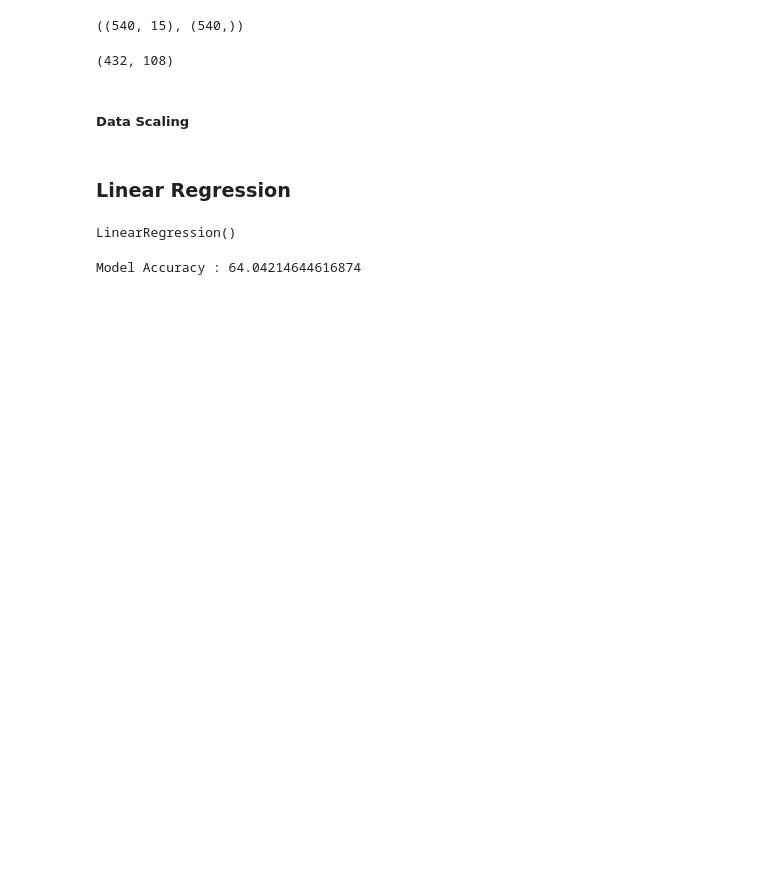
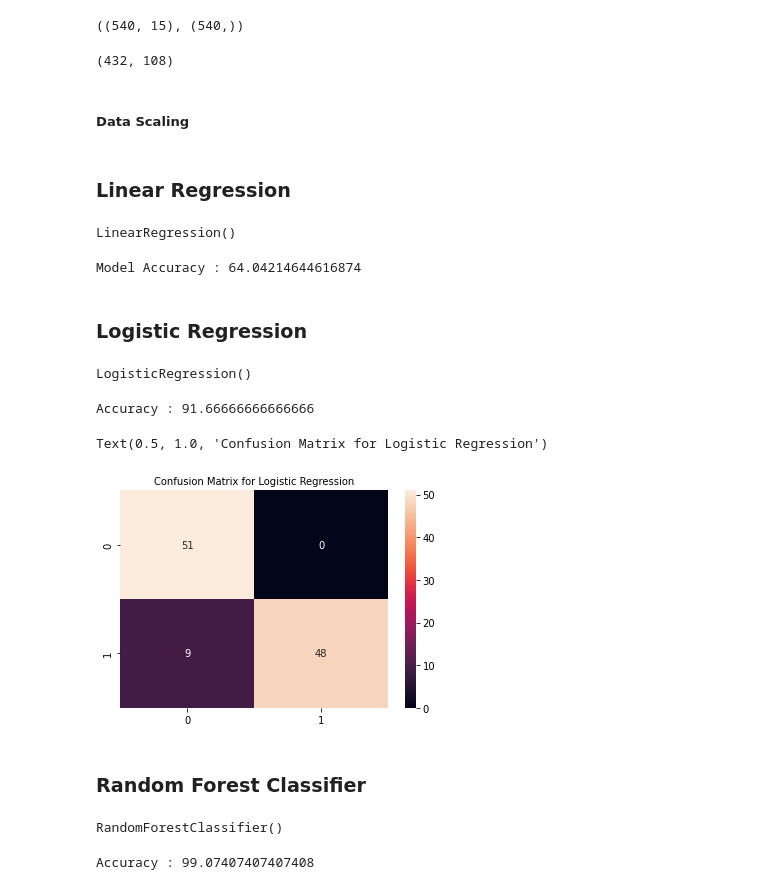
Before and after one commit to abishek-ctrl/lung-cancer-detection, a Jupyter notebook: model.ipynb, the cells around one changed output. Drawn from its saved outputs; the diff is of its cells as text; code cells hidden in the pictures; blank space fills up the shorter version.

```diff
--- a/model.ipynb
+++ b/model.ipynb
@@ -182,3 +189,35 @@ LinearRegressionScore = lr.score(X_test,y_test)
 print("Model Accuracy :",LinearRegressionScore*100)
 # %% [output]
 Model Accuracy : 64.04214644616874
+# %% [markdown]
+### Logistic Regression
+# %%
+logmod = LogisticRegression()
+logmod.fit(X_train,y_train)
+# %% [output]
+LogisticRegression()
+# %%
+LogisticScore=logmod.score(X_test,y_test)
+print("Accuracy :",LogisticScore*100)
+# %% [output]
+Accuracy : 91.66666666666666
+# %%
+y_pred = logmod.predict(X_test)
+cf = confusion_matrix(y_test, y_pred)
+sns.heatmap(cf, annot=True)
+plt.title("Confusion Matrix for Logistic Regression", fontsize=10)
+# %% [output]
+Text(0.5, 1.0, 'Confusion Matrix for Logistic Regression')
+[figure, added]
+# %% [markdown]
+### Random Forest Classifier
+# %%
+rfc = RandomForestClassifier(n_estimators = 100)
+rfc.fit(X_train,y_train)
+# %% [output]
+RandomForestClassifier()
+# %%
+RandomForestClassifierScore = rfc.score(X_test, y_test)
+print("Accuracy :",RandomForestClassifierScore*100)
+# %% [output]
+Accuracy : 99.07407407407408
```
Also changed, not shown: parts of 36 cells of this notebook, 4 other files.
